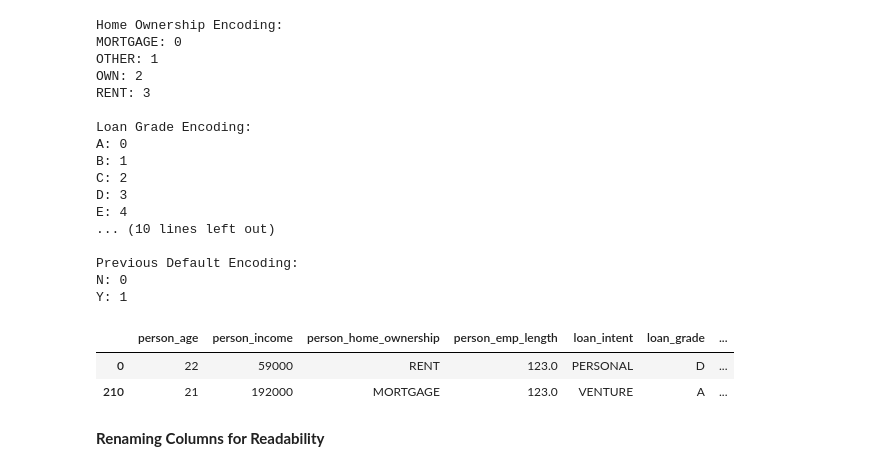
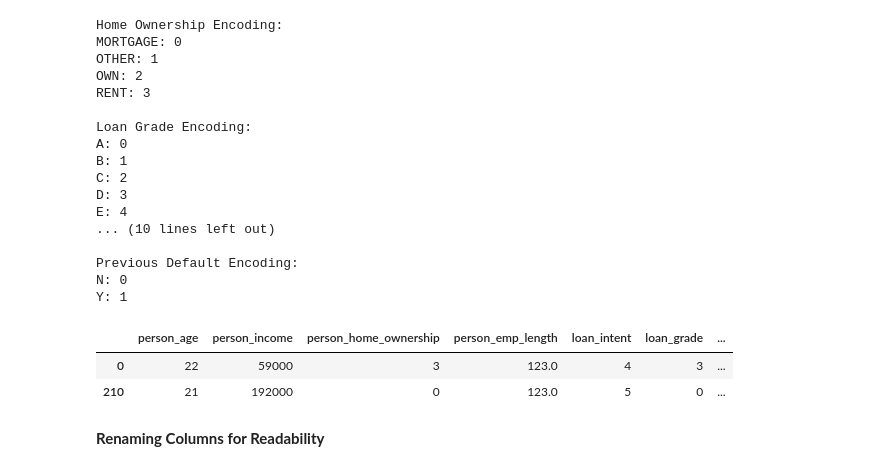
Before and after one commit to pye024/Loan-Default, a Jupyter notebook: notebooks/prep_EDA.ipynb, the cells around one changed output. Saved outputs shown, nothing was run; the diff lists cells and outputs as text; code cells hidden in the pictures.

```diff
--- a/notebooks/prep_EDA.ipynb
+++ b/notebooks/prep_EDA.ipynb
@@ -270,10 +270,11 @@ E: 4
 Previous Default Encoding:
 N: 0
 Y: 1
-# %%
-df[df['person_emp_length'] == 123.0]
-# %% [output]
-|  | person_age | person_income | person_home_ownership | person_emp_length | loan_intent | loan_grade | ... |
-| 0 | 22 | 59000 | RENT | 123.0 | PERSONAL | D | ... |
-| 210 | 21 | 192000 | MORTGAGE | 123.0 | VENTURE | A | ... |
+# %%
+#Dropping rows where employment length is greater than age
+df[df['person_emp_length'] > df["person_age"]]
+# %% [output]
+|  | person_age | person_income | person_home_ownership | person_emp_length | loan_intent | loan_grade | ... |
+| 0 | 22 | 59000 | 3 | 123.0 | 4 | 3 | ... |
+| 210 | 21 | 192000 | 0 | 123.0 | 5 | 0 | ... |
 # %%
```
Also changed, not shown: parts of 2 cells of this notebook, 1 other file.
